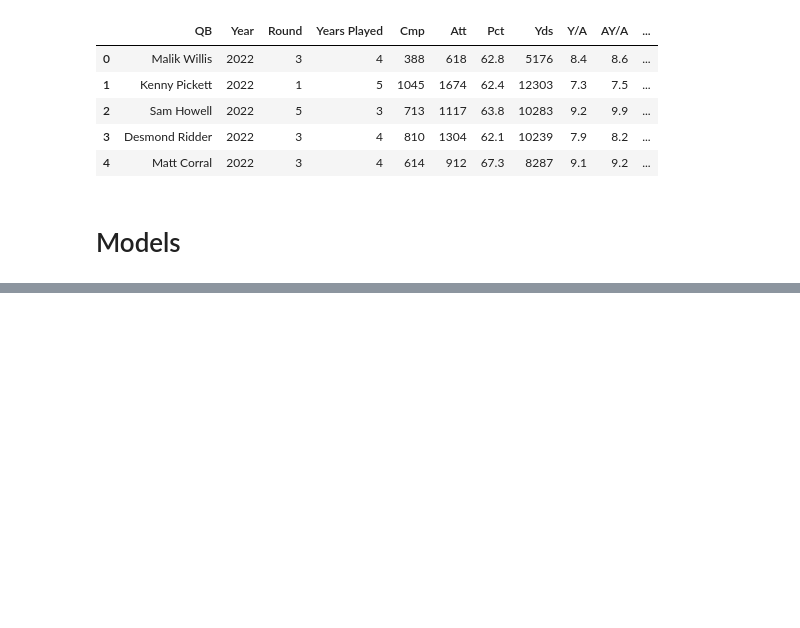
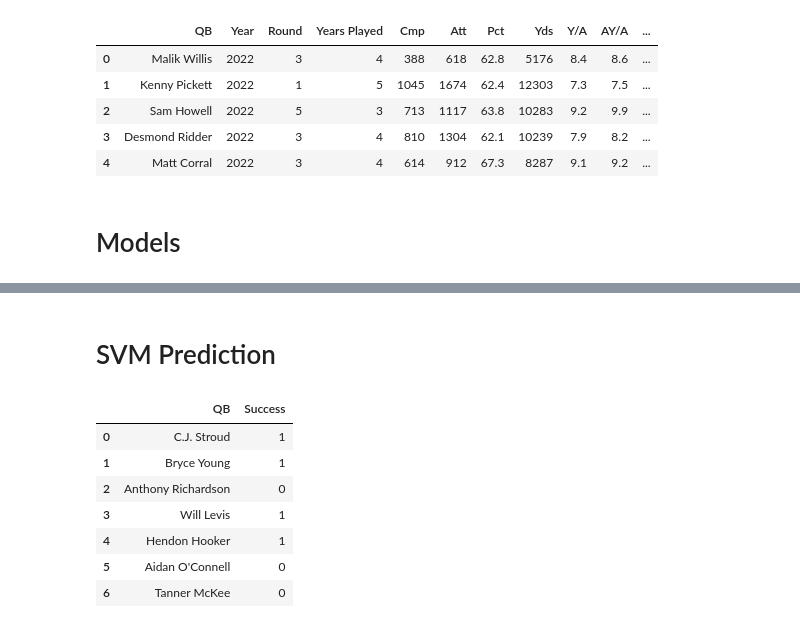
Before and after one commit to JakeBulat/CMSE-202-Group-Project-Sports-, a Jupyter notebook: cfb_to_rookie_season.ipynb, the cells around one changed output, grey strips where cells are left out. Saved outputs shown, nothing was run; the diff lists cells and outputs as text; code cells hidden in the pictures; blank space fills up the shorter version.

```diff
--- a/cfb_to_rookie_season.ipynb
+++ b/cfb_to_rookie_season.ipynb
@@ -105,0 +141,18 @@ Rate            -0.2837      0.423     -0.670      0.503      -1.113       0.546
+# %%
+tmp_vectors = train_vectors
+tmp_labels = train_labels
+
+print("Fitting the classifier to the training set")
+# a dictionary of hyperparameters: key is the name of the parameter, value is a list of values to test
+param_grid = {'C': [0.001, 0.01, 0.1, 1.0, 10.0],
+              'gamma': [1e-11, 1e-10, 1e-9, 1e-8, 1e-7],
+              'kernel': ['linear','rbf']}
+# make a classifier by searching over a classifier and the parameter grid
+clf = GridSearchCV(SVC(class_weight='balanced'), param_grid)
+
+# we have a "good" classifier (according to GridSearchCV), how's it look
+clf = clf.fit(tmp_vectors, tmp_labels)
+print("Best estimator found by grid search:")
+print(clf.best_estimator_)
+print("Best parameters found by grid search:")
+print(clf.best_params_)
@@ -105,0 +220,17 @@ Rate            -0.2837      0.423     -0.670      0.503      -1.113       0.546
+# %% [markdown]
+# SVM Prediction
+# %%
+svm_predicted_qb = clf.predict(qbs_23_vectors)
+svm_qb_prediction = pd.DataFrame()
+svm_qb_prediction['QB'] = qbs_23_names
+svm_qb_prediction['Success'] = svm_predicted_qb
+svm_qb_prediction
+# %% [output]
+|  | QB | Success |
+| 0 | C.J. Stroud | 1 |
+| 1 | Bryce Young | 1 |
+| 2 | Anthony Richardson | 0 |
+| 3 | Will Levis | 1 |
+| 4 | Hendon Hooker | 1 |
+| 5 | Aidan O'Connell | 0 |
+| 6 | Tanner McKee | 0 |
```
Also changed, not shown: parts of 10 cells of this notebook.
